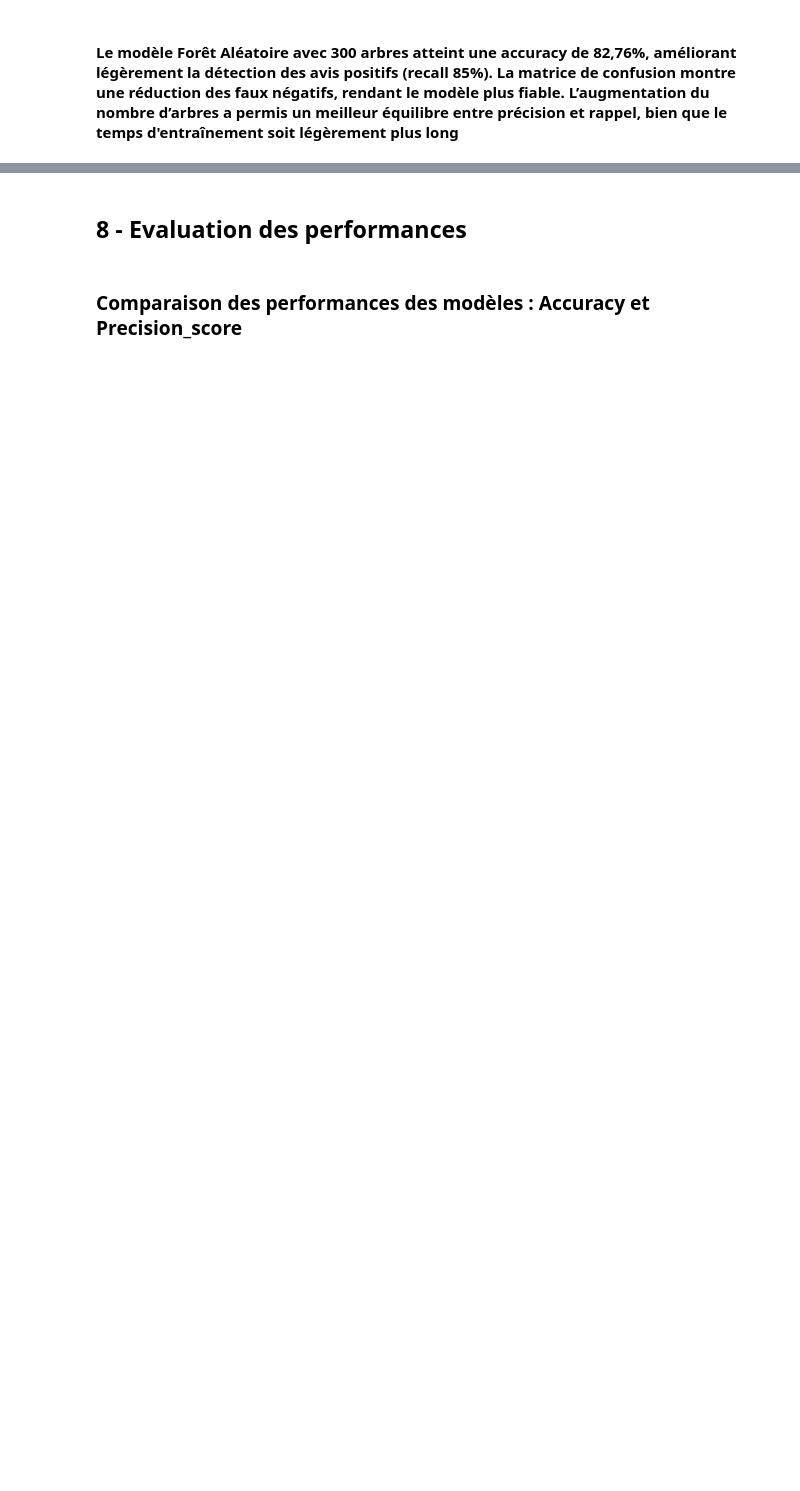
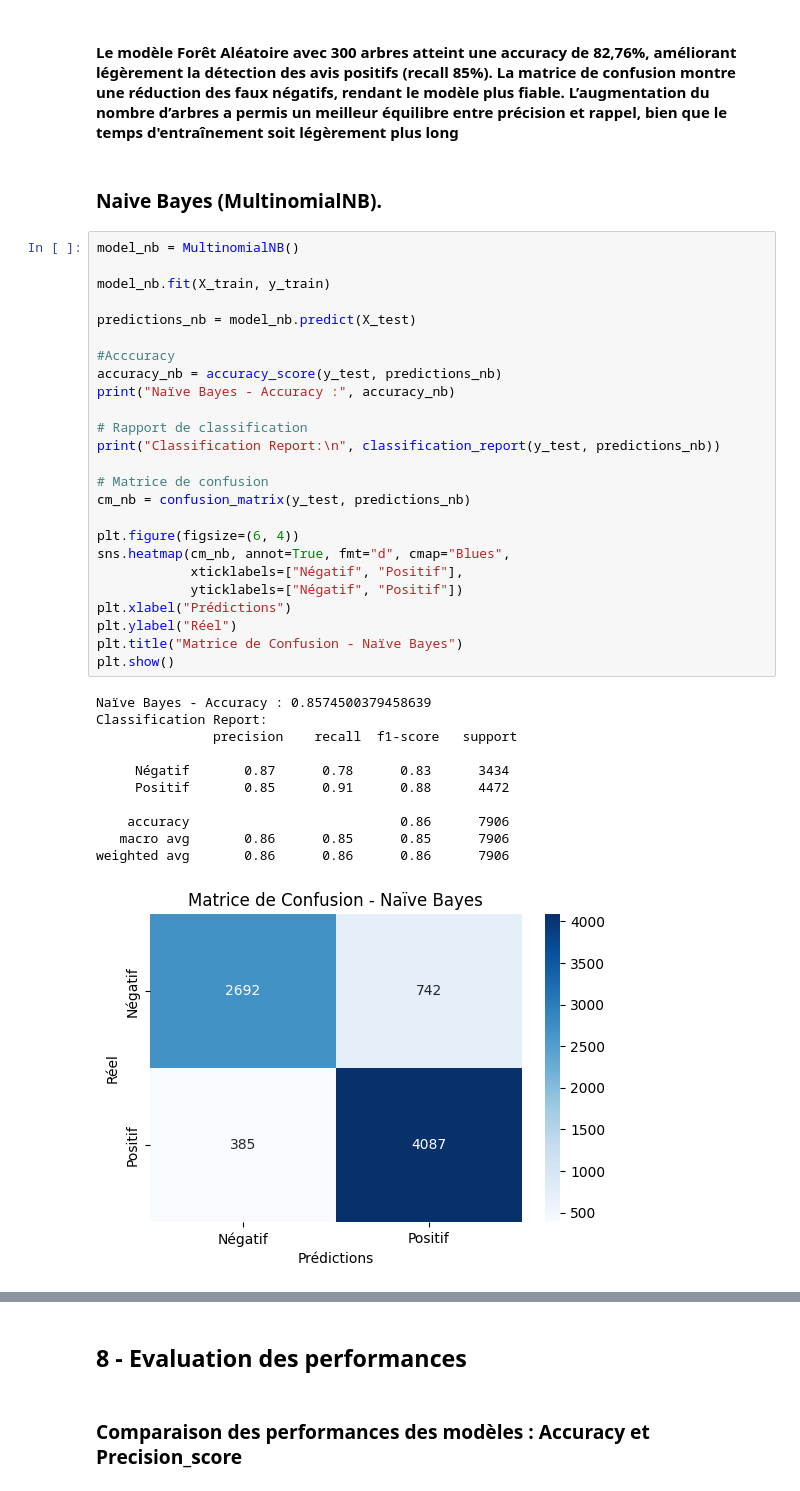
Before and after one commit to PierrePssi/Projet_MLOPS, a Jupyter notebook: Notebook_Projet_MLOPS.ipynb, the cells around one changed output, grey strips where cells are left out. Drawn from its saved outputs; the diff is of its cells as text; blank space fills up the shorter version.

```diff
--- a/Notebook_Projet_MLOPS.ipynb
+++ b/Notebook_Projet_MLOPS.ipynb
@@ -540,2 +404,41 @@ with mlflow.start_run(run_name=run_name) as run:
 # %% [markdown]
 #### Le modèle Forêt Aléatoire avec 300 arbres atteint une **accuracy de 82,76%**, améliorant légèrement la détection des avis positifs (recall 85%). La matrice de confusion montre une réduction des faux négatifs, rendant le modèle plus fiable. L’augmentation du nombre d’arbres a permis un meilleur équilibre entre précision et rappel, bien que le temps d'entraînement soit légèrement plus long
+# %% [markdown]
+### Naive Bayes (MultinomialNB).
+# %%
+model_nb = MultinomialNB()
+
+model_nb.fit(X_train, y_train)
+
+predictions_nb = model_nb.predict(X_test)
+
+#Acccuracy
+accuracy_nb = accuracy_score(y_test, predictions_nb)
+print("Naïve Bayes - Accuracy :", accuracy_nb)
+
+# Rapport de classification
+print("Classification Report:\n", classification_report(y_test, predictions_nb))
+
+# Matrice de confusion
+cm_nb = confusion_matrix(y_test, predictions_nb)
+
+plt.figure(figsize=(6, 4))
+sns.heatmap(cm_nb, annot=True, fmt="d", cmap="Blues",
+            xticklabels=["Négatif", "Positif"],
+            yticklabels=["Négatif", "Positif"])
+plt.xlabel("Prédictions")
+plt.ylabel("Réel")
+plt.title("Matrice de Confusion - Naïve Bayes")
+plt.show()
+# %% [output]
+Naïve Bayes - Accuracy : 0.8574500379458639
+Classification Report:
+               precision    recall  f1-score   support
+
+     Négatif       0.87      0.78      0.83      3434
+     Positif       0.85      0.91      0.88      4472
+
+    accuracy                           0.86      7906
+   macro avg       0.86      0.85      0.85      7906
+weighted avg       0.86      0.86      0.86      7906
+[figure, added]
```
Also changed, not shown: parts of 26 cells of this notebook.
